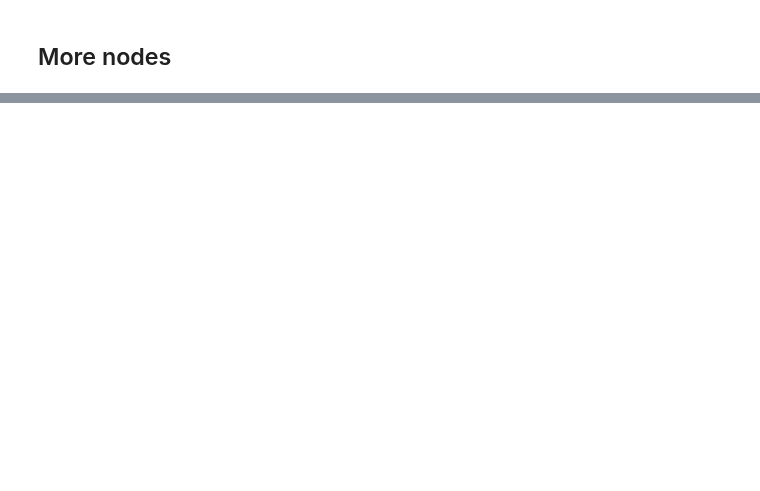
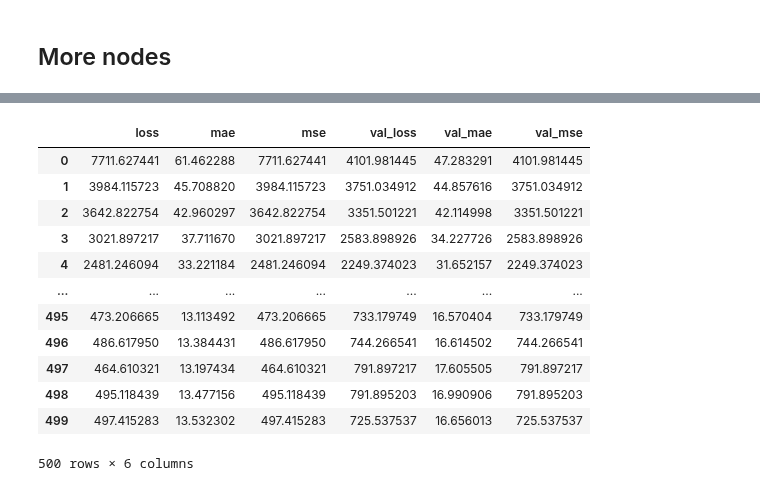
Before and after one commit to Jerematix/dataflow, a Jupyter notebook: notebooks/predictive_analytics/Neural Network-Copy1.ipynb, the cells around one changed output, grey strips where cells are left out. Saved outputs shown, nothing was run; the diff lists cells and outputs as text; code cells hidden in the pictures; blank space fills up the shorter version.

Commit message:
finished grid search,tuning, dropoutlayers in nn+ comments

```diff
--- a/notebooks/predictive_analytics/Neural Network-Copy1.ipynb
+++ b/notebooks/predictive_analytics/Neural Network-Copy1.ipynb
@@ -824,0 +825,14 @@ SyntaxError: invalid syntax (3376765191.py, line 3)
+# %%
+# number of runs
+n_runs = 5
+
+# list to store the results of the runs
+results = []
+
+# run the grid search multiple times
+for i in range(n_runs):
+    grid_searchNEW = GridSearchCV(estimator = KerasRegressor(gs_model_create),
+                           param_grid = parameters, return_train_score=True,
+                           cv = 3)
+    grid_searchNEW.fit(X_train, y_train, verbose=1)
+    results.append(grid_searchNEW.cv_results_)
@@ -851,0 +878,7 @@ grid_search.best_params_
+# %%
+large_epoch_model = Sequential(
+    [Dense(X_train.shape[1]*4, activation="relu", input_shape=[X_train.shape[1]]),
+     Dense(X_train.shape[1]*4, activation="relu"),
+     Dense(X_train.shape[1]*4, activation="relu"),
+     Dense(X_train.shape[1]*4, activation="relu"),
+     Dense(1)])
@@ -866,0 +947,17 @@ grid_search.best_params_
+# %%
+large_epoch_model_df_history = pd.DataFrame(history_large_epoch_model.history)
+large_epoch_model_df_history
+# %% [output]
+|  | loss | mae | mse | val_loss | val_mae | val_mse |
+| 0 | 7711.627441 | 61.462288 | 7711.627441 | 4101.981445 | 47.283291 | 4101.981445 |
+| 1 | 3984.115723 | 45.708820 | 3984.115723 | 3751.034912 | 44.857616 | 3751.034912 |
+| 2 | 3642.822754 | 42.960297 | 3642.822754 | 3351.501221 | 42.114998 | 3351.501221 |
+| 3 | 3021.897217 | 37.711670 | 3021.897217 | 2583.898926 | 34.227726 | 2583.898926 |
+| 4 | 2481.246094 | 33.221184 | 2481.246094 | 2249.374023 | 31.652157 | 2249.374023 |
+| ... | ... | ... | ... | ... | ... | ... |
+| 495 | 473.206665 | 13.113492 | 473.206665 | 733.179749 | 16.570404 | 733.179749 |
+| 496 | 486.617950 | 13.384431 | 486.617950 | 744.266541 | 16.614502 | 744.266541 |
+| 497 | 464.610321 | 13.197434 | 464.610321 | 791.897217 | 17.605505 | 791.897217 |
+| 498 | 495.118439 | 13.477156 | 495.118439 | 791.895203 | 16.990906 | 791.895203 |
+| 499 | 497.415283 | 13.532302 | 497.415283 | 725.537537 | 16.656013 | 725.537537 |
+500 rows × 6 columns
```
Also changed, not shown: parts of 94 cells of this notebook.
